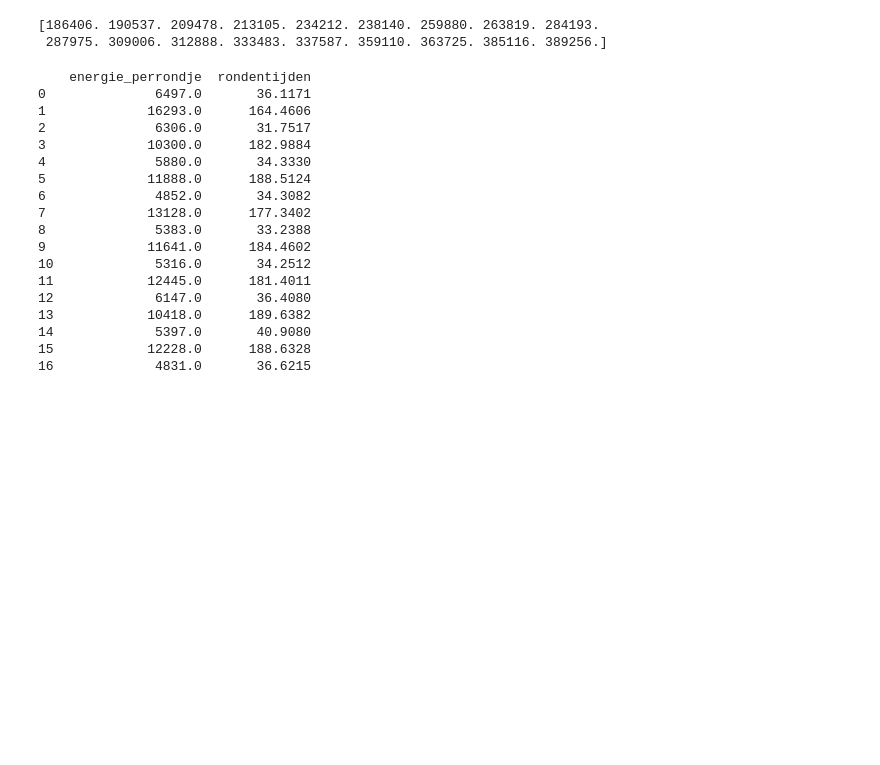
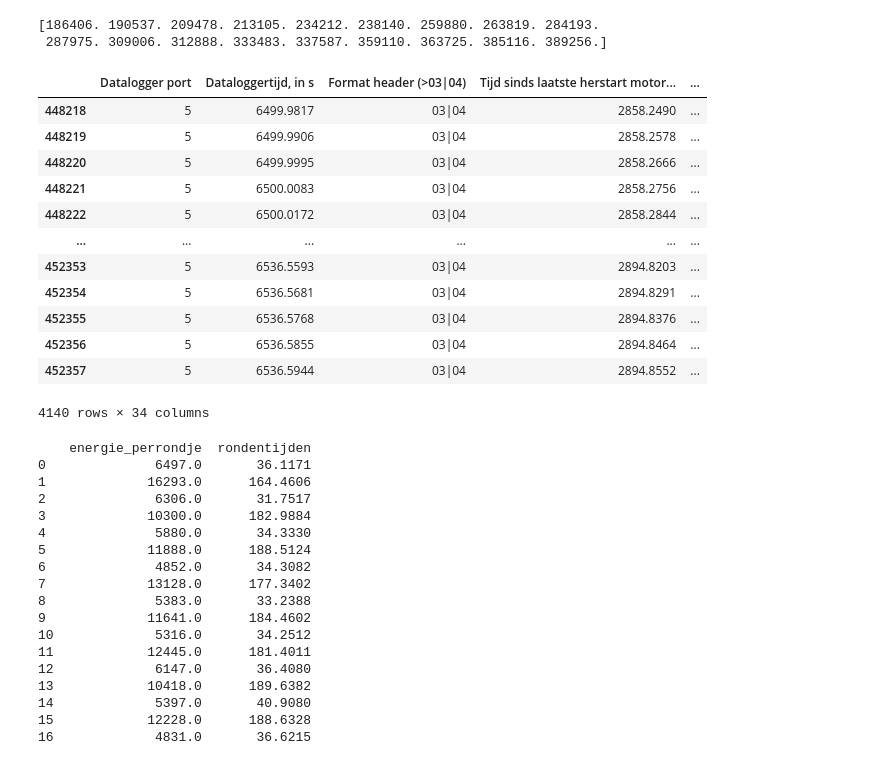
Before and after one commit to Qrax/Clean_Mobility, a Jupyter notebook: main.ipynb, the cells around one changed output. Saved outputs shown, nothing was run; the diff lists cells and outputs as text; code cells hidden in the pictures; blank space fills up the shorter version.

Commit message:
Dataframes rechte stukken toegevoegd, plots van snelheid, plots van versnelling tegen vermogen gemaakt

```diff
--- a/main.ipynb
+++ b/main.ipynb
@@ -117,0 +41,9 @@ IndexError: single positional indexer is out-of-bounds
+# %%
+# Versnelling berekenen met behulp van het verschil in snelheid en tijd
+dt = data_file_motordriver.iloc[:, 1]
+dsnelheid = data_file_motordriver.iloc[:, 30] /3.6  # Omrekenen van km/h naar m/s
+
+# Nieuwe kolom toevoegen aan dataframe
+data_file_motordriver['Versnelling (m/s**2)'] = dsnelheid/dt
+
+data_file_motordriver
@@ -229,0 +148,49 @@ def gemiddelde_rondje(rijen,dataset, column_naam):
+# %%
+# Begin- en eindwaarden in een lijst van tuples
+begin_eind_paren = [
+    (186406, 190537),
+    (209478, 213105),
+    (234212, 238140),
+    (259880, 263819),
+    (284193, 287975),
+    (309006, 312888),
+    (333483, 337587),
+    (359110, 363725),
+    (385116, 389256)
+]
+
+# Maak een lege lijst om de rechtestukken-dataframes op te slaan
+rechtestukken = []
+
+# Loop door elke (begin, eind) paar en maak een DataFrame subset
+for i, (begin, eind) in enumerate(begin_eind_paren):
+    df_segment = data_file_motordriver.iloc[begin:eind]
+    rechtestukken.append(df_segment)
+
+# Je kunt nu elk rechtestuk benaderen als rechtestukken[0], rechtestukken[1], etc.
+# Of specifieker: df_recht1, df_recht2, etc.
+df_recht1 = rechtestukken[0]
+df_recht2 = rechtestukken[1]
+df_recht3 = rechtestukken[2]
+df_recht4 = rechtestukken[3]
+df_recht5 = rechtestukken[4]
+df_recht6 = rechtestukken[5]
+df_recht7 = rechtestukken[6]
+df_recht8 = rechtestukken[7]
+df_recht9 = rechtestukken[8]
+# %%
+df_recht9
+# %% [output]
+|  | Datalogger port | Dataloggertijd, in s | Format header (>03|04) | Tijd sinds laatste herstart motor... | ... |
+| 448218 | 5 | 6499.9817 | 03|04 | 2858.2490 | ... |
+| 448219 | 5 | 6499.9906 | 03|04 | 2858.2578 | ... |
+| 448220 | 5 | 6499.9995 | 03|04 | 2858.2666 | ... |
+| 448221 | 5 | 6500.0083 | 03|04 | 2858.2756 | ... |
+| 448222 | 5 | 6500.0172 | 03|04 | 2858.2844 | ... |
+| ... | ... | ... | ... | ... | ... |
+| 452353 | 5 | 6536.5593 | 03|04 | 2894.8203 | ... |
+| 452354 | 5 | 6536.5681 | 03|04 | 2894.8291 | ... |
+| 452355 | 5 | 6536.5768 | 03|04 | 2894.8376 | ... |
+| 452356 | 5 | 6536.5855 | 03|04 | 2894.8464 | ... |
+| 452357 | 5 | 6536.5944 | 03|04 | 2894.8552 | ... |
+4140 rows × 34 columns
```
Also changed, not shown: parts of 8 cells of this notebook, 1 other file.
